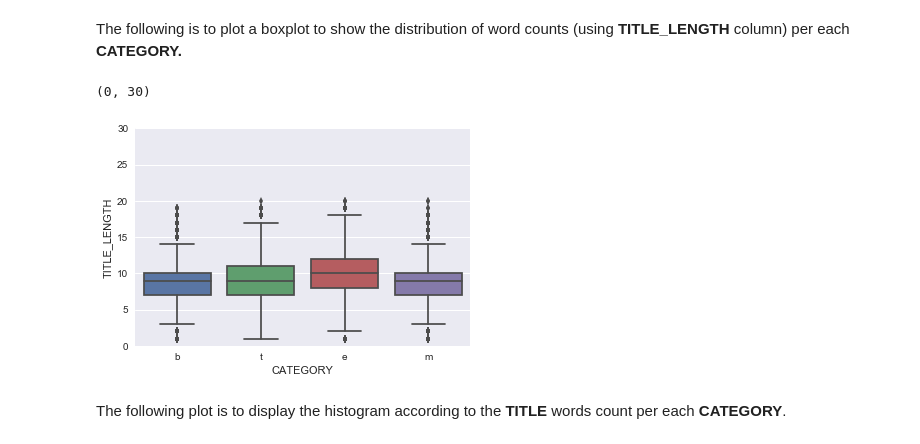
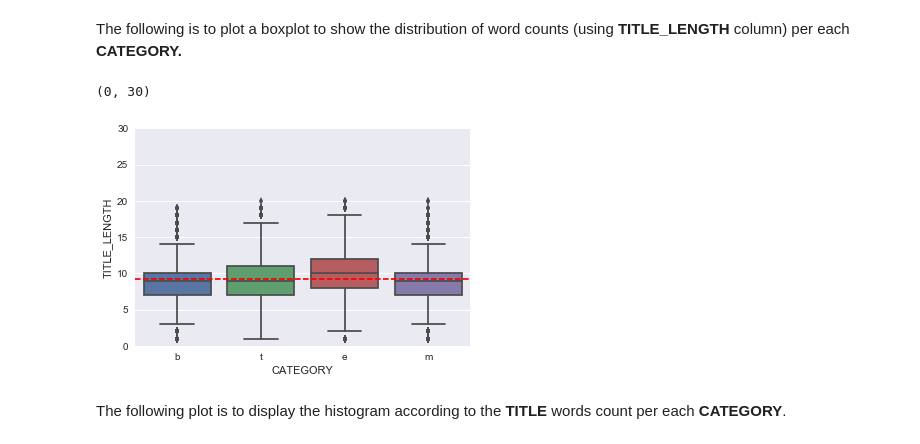
Before and after one commit to ramiazmi/Data-Science, a Jupyter notebook: Workshop II/Projects/Final Project/NewsClassifier.ipynb, the cells around one changed output. Saved outputs shown, nothing was run; the diff lists cells and outputs as text; code cells hidden in the pictures.

```diff
--- a/Workshop II/Projects/Final Project/NewsClassifier.ipynb
+++ b/Workshop II/Projects/Final Project/NewsClassifier.ipynb
@@ -221,10 +247,11 @@ g.map(plt.hist, "TITLE_LENGTH", bins=np.linspace(1, 20, 10))
 The following is to plot a boxplot to show the distribution of word counts (using <b>TITLE_LENGTH</b> column) per each <b>CATEGORY<b>.
 # %%
 _= sns.boxplot(x='CATEGORY', y='TITLE_LENGTH', data = news)
+plt.axhline(y=news.TITLE_LENGTH.mean(), color='r', ls='--')
 _.set_ylim(0,30)
 # %% [output]
 (0, 30)
-[figure, old version]
+[figure, new version]
 # %% [markdown]
 The following plot is to display the histogram according to the <b>TITLE</b> words count per each <b>CATEGORY</b>.
 # %%
```
Also changed, not shown: parts of 18 cells of this notebook.
